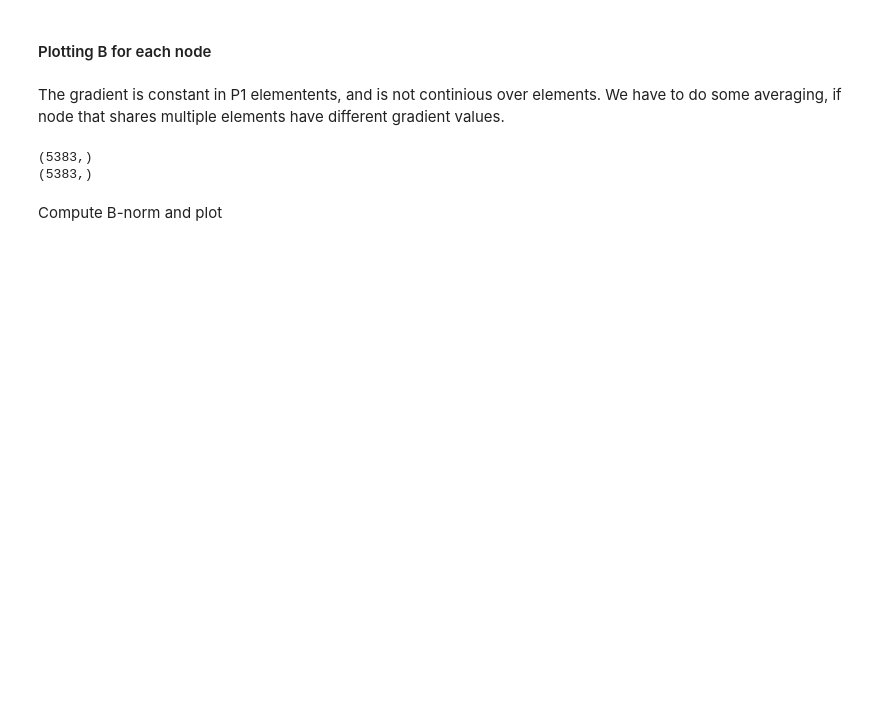
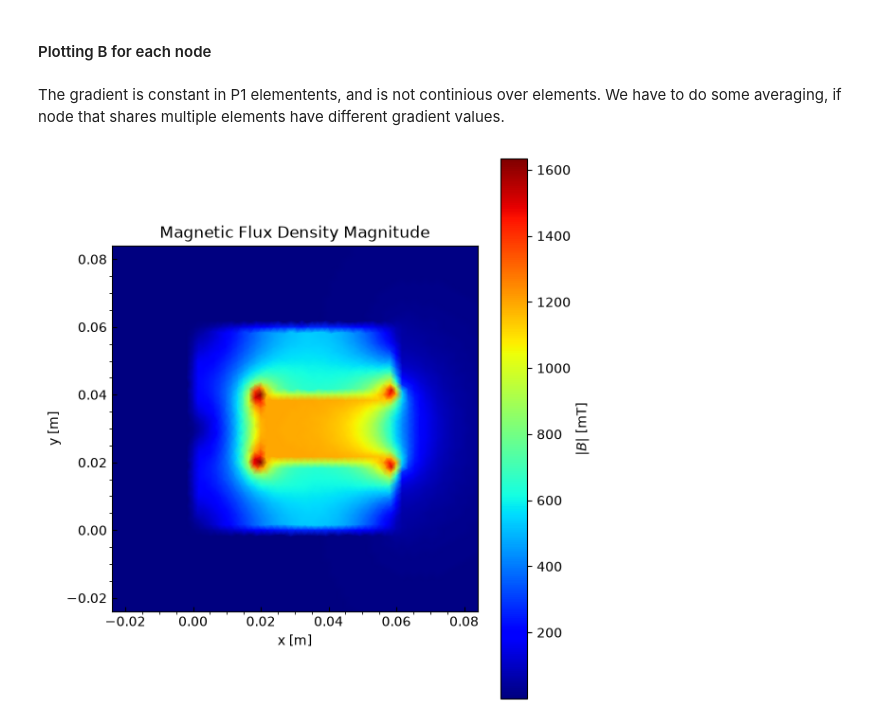
Before and after one commit to VerttiAalto100/computational-electromagnetics, a Jupyter notebook: ex3-permanent-magnet-and-iron-core/magnet_and_iron_core.ipynb, the cells around one changed output. Drawn from its saved outputs; the diff is of its cells as text; code cells hidden in the pictures; blank space fills up the shorter version.

```diff
--- a/ex3-permanent-magnet-and-iron-core/magnet_and_iron_core.ipynb
+++ b/ex3-permanent-magnet-and-iron-core/magnet_and_iron_core.ipynb
@@ -371,35 +242,61 @@ Mean |B| in air: 4.520277e-02 T
 # %% [markdown]
 The gradient is constant in P1 elementents, and is not continious over elements. We have to do some averaging, if node that shares multiple elements have different gradient values.
 # %%
-# Build connectivity. This help to find elements that share nodes. Then we know which gradient values to average for specific node.
-node_to_elements = [[] for _ in range(mesh.nvertices)]
-
-for elem in range(mesh.nelements):
-
-    for node in mesh.t[:, elem]:
-
-        node_to_elements[node].append(elem)
+import matplotlib.pyplot as plt
+import matplotlib.tri as mtri
 
 
-Bx_node = np.zeros(mesh.nvertices)
-By_node = np.zeros(mesh.nvertices)
+triang = mtri.Triangulation(
+    mesh.p[0],
+    mesh.p[1],
+    mesh.t.T
+)
 
+# convert element values to nodal values
+Bnorm_node = np.zeros(mesh.p.shape[1])
+count = np.zeros(mesh.p.shape[1])
 
+for elem, tri in enumerate(mesh.t.T):
+    for node in tri:
+        Bnorm_node[node] += Bnorm_elem[elem]
+        count[node] += 1
 
-for node in range(mesh.nvertices):
-    # all elements that share 'node'
-    elems = node_to_elements[node]
+# B is constant over each element. Nodal values require averaging
+Bnorm_node /= count
 
-    # nodal averaged values for Bx and By
-    Bx_node[node] = np.mean(Bx_elem[elems])
-    By_node[node] = np.mean(By_elem[elems])
+fig, ax = plt.subplots(figsize=(6, 6))
 
-B_norm = np.sqrt(Bx_node**2+By_node**2)
+plot(
+    mesh,
+    1000 * Bnorm_node,
+    ax=ax,
+    shading='gouraud',
+    colorbar=True
+)
 
-print(Bx_node.shape)
-print(B_norm.shape)
+# Zoom into the region around the C-core
+xmin, ymin = mesh.p.min(axis=1)
+xmax, ymax = mesh.p.max(axis=1)
+d = max(xmax - xmin, ymax - ymin)
+margin = 0.2 * d  # CHANGE TO ZOOM
+ax.set_xlim(xmin + margin, xmax - margin)
+ax.set_ylim(ymin + margin, ymax - margin)
+
+ax.set_title("Magnetic Flux Density Magnitude")
+ax.set_xlabel("x [m]")
+ax.set_ylabel("y [m]")
+ax.set_aspect("equal")
+
+ax.tick_params(direction='in')
+ax.minorticks_on()
+
+# Label the colorbar
+cbar = fig.axes[-1]
+cbar.set_ylabel(r"$|B|$ [mT]")
+
+fig.tight_layout()
+#draw(mesh, ax=ax)
+
+plt.show()
 # %% [output]
-(5383,)
-(5383,)
+[figure, added]
-# %% [markdown]
-Compute B-norm and plot
```
Also changed, not shown: parts of 16 cells of this notebook.
